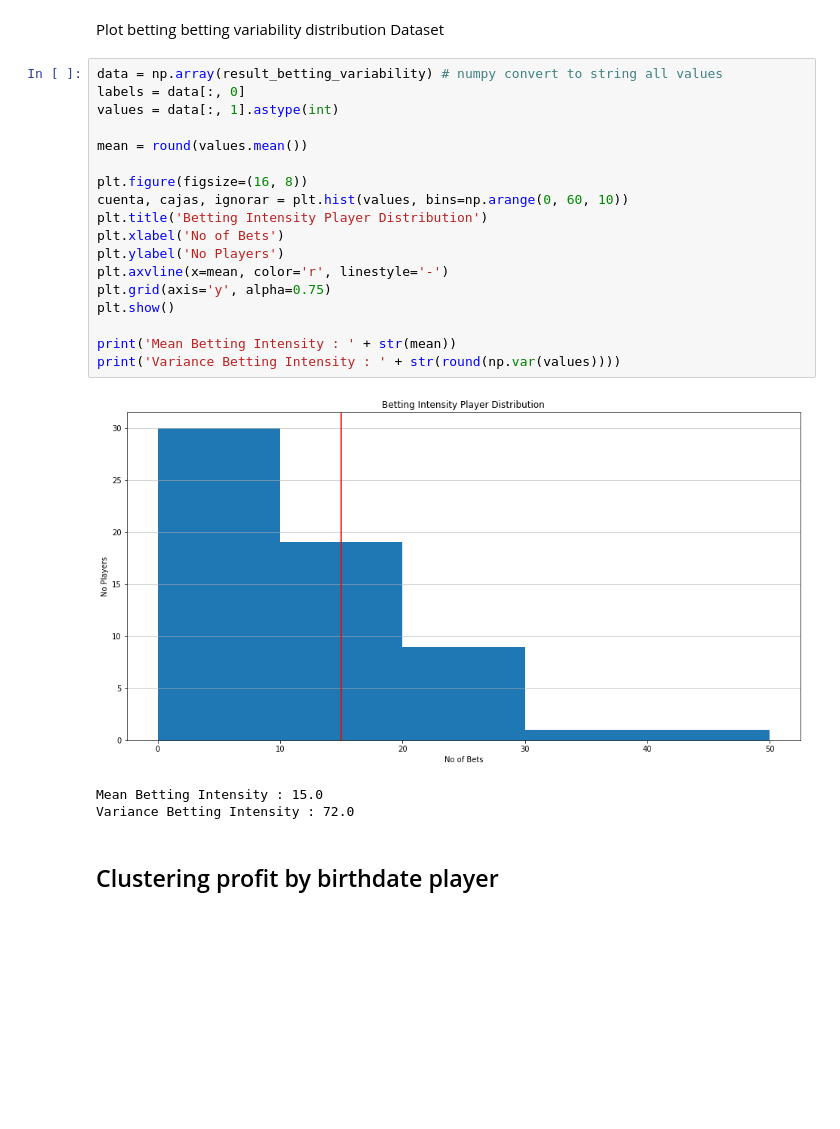
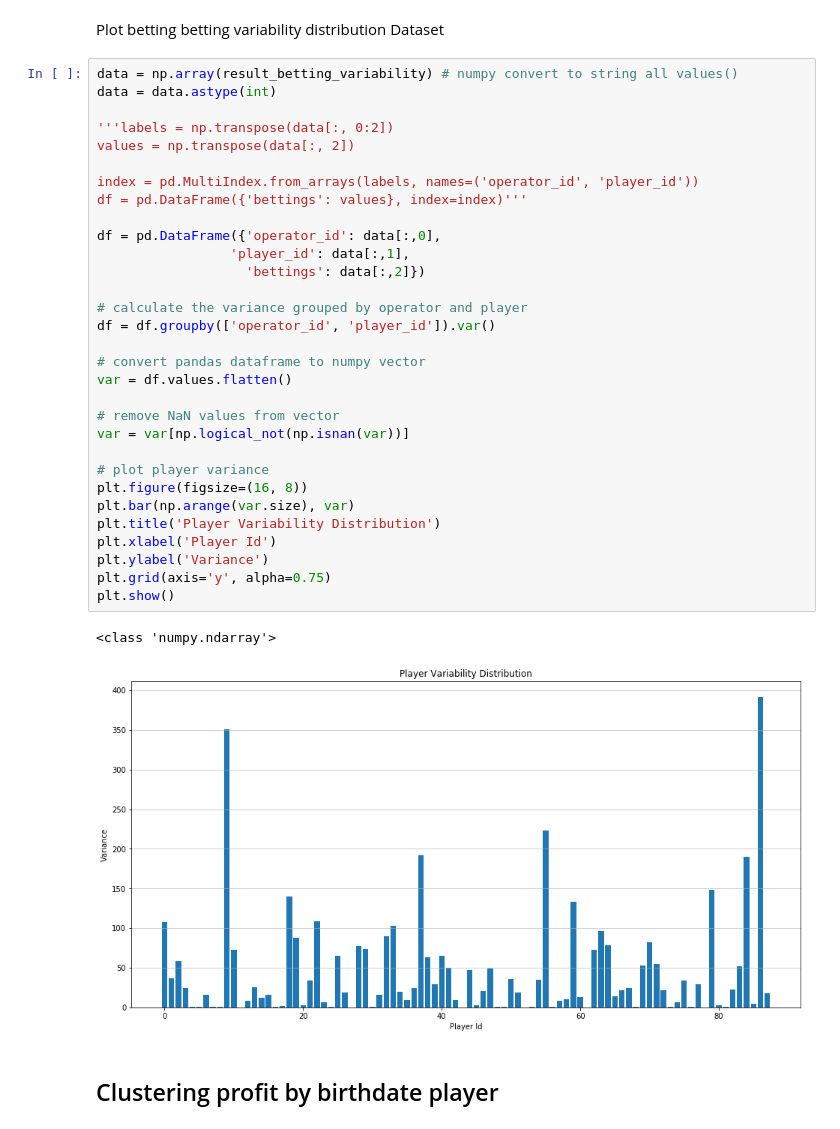
Before and after one commit to masalinas/training-vertica-python, a Jupyter notebook: notebooks/sgij_EDA_mysql.ipynb, the cells around one changed output. Cells and saved outputs as stored; diff of their text form; blank space fills up the shorter version.

```diff
--- a/notebooks/sgij_EDA_mysql.ipynb
+++ b/notebooks/sgij_EDA_mysql.ipynb
@@ -188,28 +251,40 @@ cursor.execute(query)
 result_betting_variability = list(cursor.fetchall())
 # %% [markdown]
 Plot betting betting variability distribution Dataset
-# %%
-data = np.array(result_betting_variability) # numpy convert to string all values
-labels = data[:, 0]
-values = data[:, 1].astype(int)
-
-mean = round(values.mean())
-
-plt.figure(figsize=(16, 8))
-cuenta, cajas, ignorar = plt.hist(values, bins=np.arange(0, 60, 10))
-plt.title('Betting Intensity Player Distribution')
-plt.xlabel('No of Bets')
-plt.ylabel('No Players')
-plt.axvline(x=mean, color='r', linestyle='-')
-plt.grid(axis='y', alpha=0.75)
-plt.show()
-
-print('Mean Betting Intensity : ' + str(mean))
-print('Variance Betting Intensity : ' + str(round(np.var(values))))
-# %% [output]
-[figure, removed]
-Mean Betting Intensity : 15.0
-Variance Betting Intensity : 72.0
+# %%
+data = np.array(result_betting_variability) # numpy convert to string all values()
+data = data.astype(int)
+
+'''labels = np.transpose(data[:, 0:2])
+values = np.transpose(data[:, 2])
+
+index = pd.MultiIndex.from_arrays(labels, names=('operator_id', 'player_id'))
+df = pd.DataFrame({'bettings': values}, index=index)'''
+
+df = pd.DataFrame({'operator_id': data[:,0],
+                 'player_id': data[:,1],
+                   'bettings': data[:,2]})
+
+# calculate the variance grouped by operator and player
+df = df.groupby(['operator_id', 'player_id']).var()
+
+# convert pandas dataframe to numpy vector
+var = df.values.flatten()
+
+# remove NaN values from vector
+var = var[np.logical_not(np.isnan(var))]
+
+# plot player variance
+plt.figure(figsize=(16, 8))
+plt.bar(np.arange(var.size), var)
+plt.title('Player Variability Distribution')
+plt.xlabel('Player Id')
+plt.ylabel('Variance')
+plt.grid(axis='y', alpha=0.75)
+plt.show()
+# %% [output]
+<class 'numpy.ndarray'>
+[figure, added]
 # %% [markdown]
 ## Clustering profit by birthdate player
 # %% [markdown]
```
Also changed, not shown: parts of 14 cells of this notebook.
